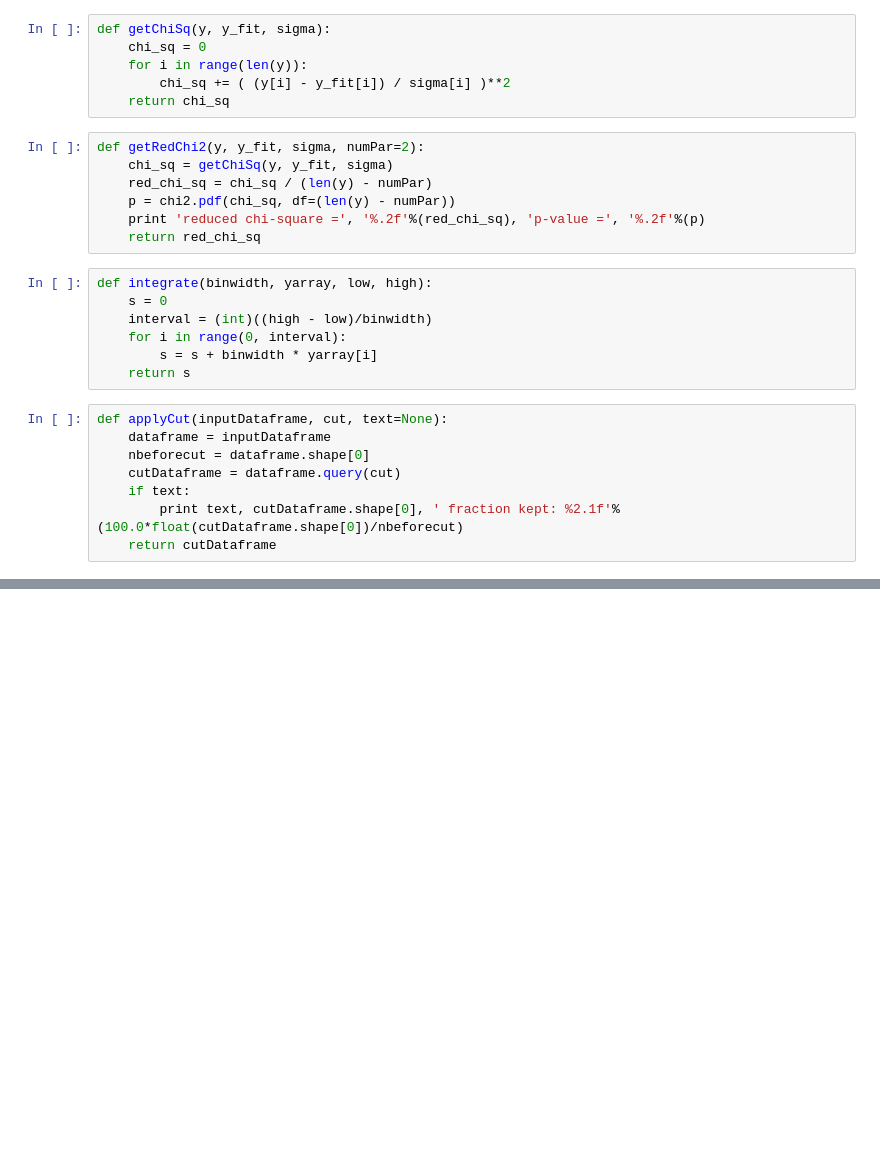
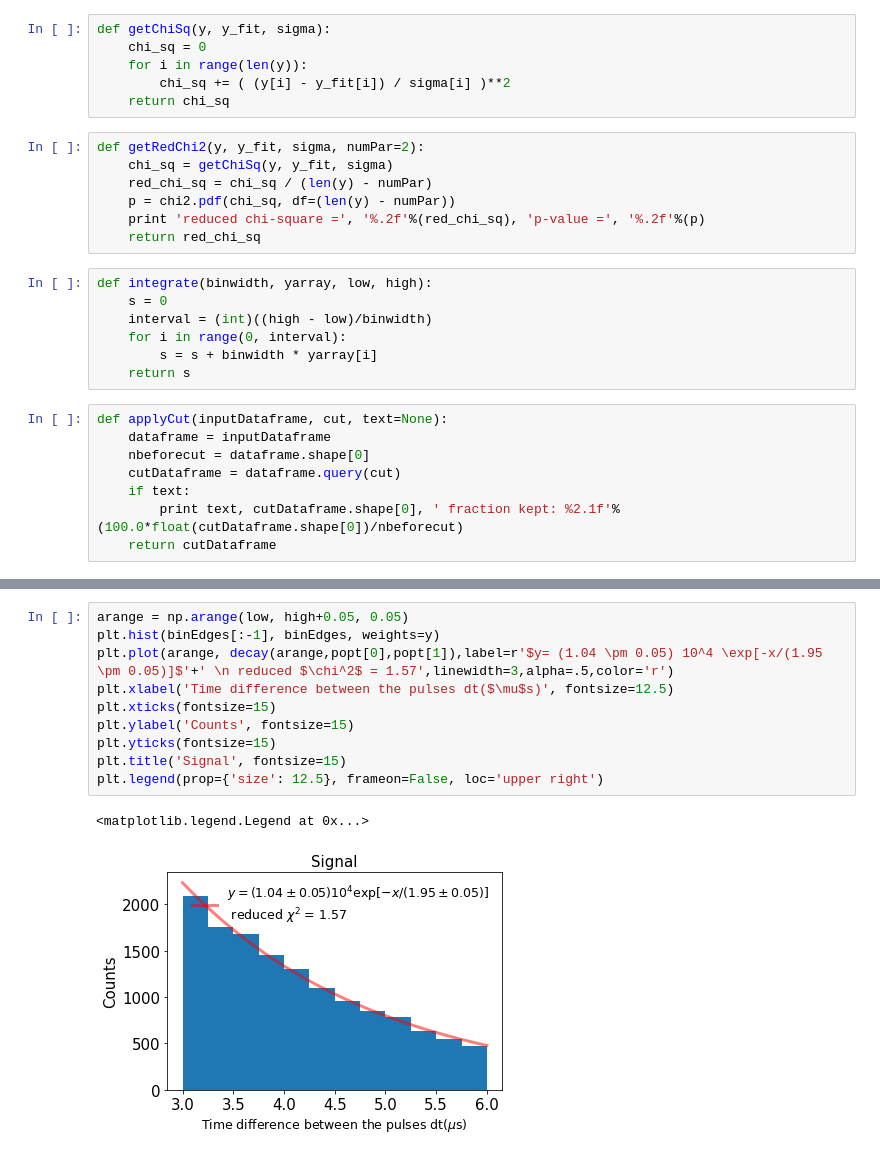
Before and after one commit to y-song/school, a Jupyter notebook: physics111b/lab 3 fitting.ipynb, the cells around one changed output, grey strips where cells are left out. Drawn from its saved outputs; the diff is of its cells as text; blank space fills up the shorter version.

```diff
--- a/physics111b/lab 3 fitting.ipynb
+++ b/physics111b/lab 3 fitting.ipynb
@@ -211,0 +112,13 @@ reduced chi-square = 0.71 p-value = 0.06
+# %%
+arange = np.arange(low, high+0.05, 0.05)
+plt.hist(binEdges[:-1], binEdges, weights=y)
+plt.plot(arange, decay(arange,popt[0],popt[1]),label=r'$y= (1.04 \pm 0.05) 10^4 \exp[-x/(1.95 \pm 0.05)]$'+' \n reduced $\chi^2$ = 1.57',linewidth=3,alpha=.5,color='r')
+plt.xlabel('Time difference between the pulses dt($\mu$s)', fontsize=12.5)
+plt.xticks(fontsize=15)
+plt.ylabel('Counts', fontsize=15)
+plt.yticks(fontsize=15)
+plt.title('Signal', fontsize=15)
+plt.legend(prop={'size': 12.5}, frameon=False, loc='upper right')
+# %% [output]
+<matplotlib.legend.Legend at 0x...>
+[figure, added]
```
Also changed, not shown: parts of 39 cells of this notebook, 3 other files.
